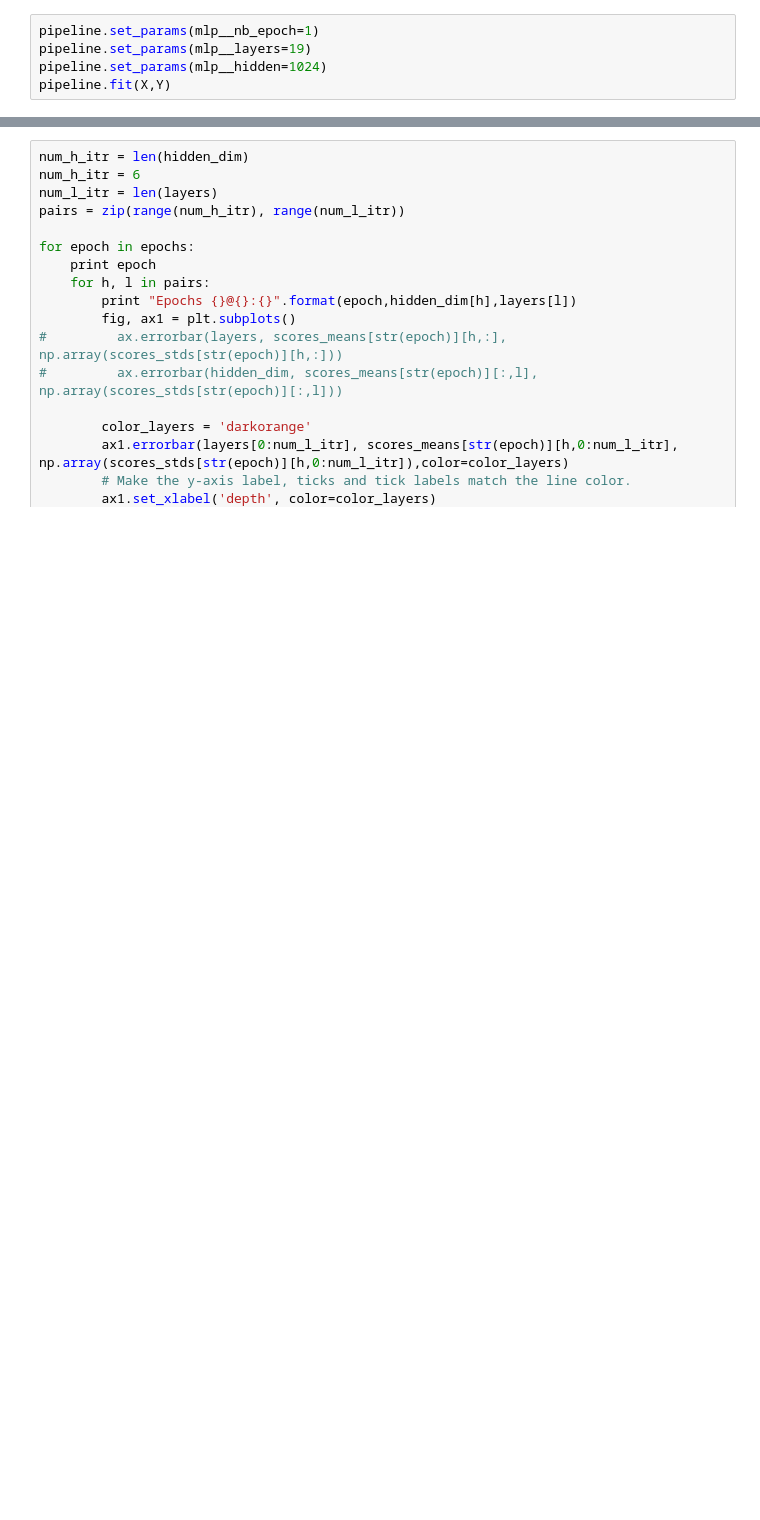
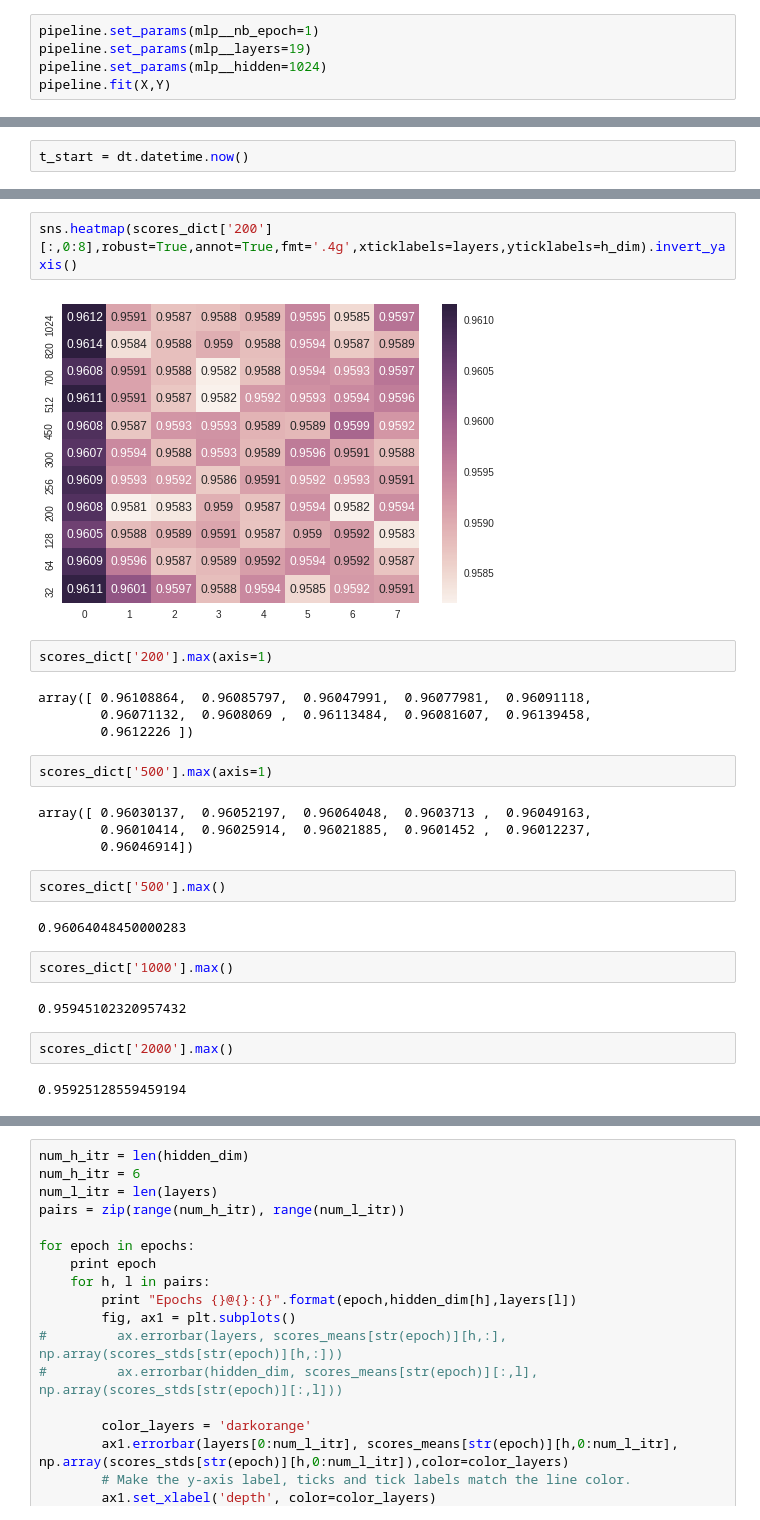
Before and after one commit to bottydim/detect-credit-card-fraud, a Jupyter notebook: Notebooks/Evaluation.ipynb, the cells around one changed output, grey strips where cells are left out. Cells and saved outputs as stored; diff of their text form; blank space fills up the shorter version.

```diff
--- a/Notebooks/Evaluation.ipynb
+++ b/Notebooks/Evaluation.ipynb
@@ -152,0 +163,2 @@ pipeline.fit(X,Y)
+# %%
+t_start = dt.datetime.now()
@@ -187,0 +283,28 @@ save_path = "/home/botty/Documents/CCFD/data/Analysis/scores_w_vs_d.npy"
+# %%
+sns.heatmap(scores_dict['200'][:,0:8],robust=True,annot=True,fmt='.4g',xticklabels=layers,yticklabels=h_dim).invert_yaxis()
+# %% [output]
+[figure, added]
+# %%
+scores_dict['200'].max(axis=1)
+# %% [output]
+array([ 0.96108864,  0.96085797,  0.96047991,  0.96077981,  0.96091118,
+        0.96071132,  0.9608069 ,  0.96113484,  0.96081607,  0.96139458,
+        0.9612226 ])
+# %%
+scores_dict['500'].max(axis=1)
+# %% [output]
+array([ 0.96030137,  0.96052197,  0.96064048,  0.9603713 ,  0.96049163,
+        0.96010414,  0.96025914,  0.96021885,  0.9601452 ,  0.96012237,
+        0.96046914])
+# %%
+scores_dict['500'].max()
+# %% [output]
+0.96064048450000283
+# %%
+scores_dict['1000'].max()
+# %% [output]
+0.95945102320957432
+# %%
+scores_dict['2000'].max()
+# %% [output]
+0.95925128559459194
```
Also changed, not shown: parts of 38 cells of this notebook, 7 other files.
